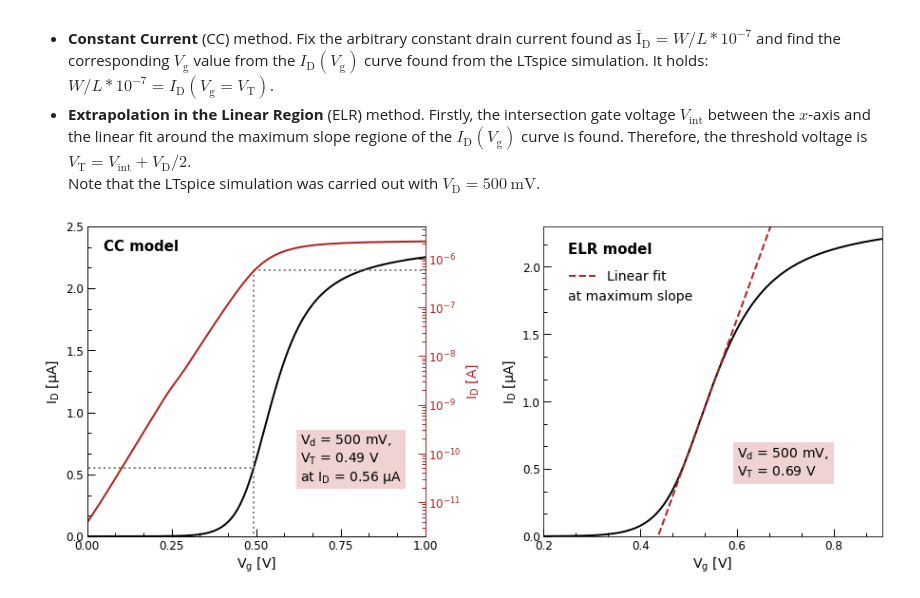
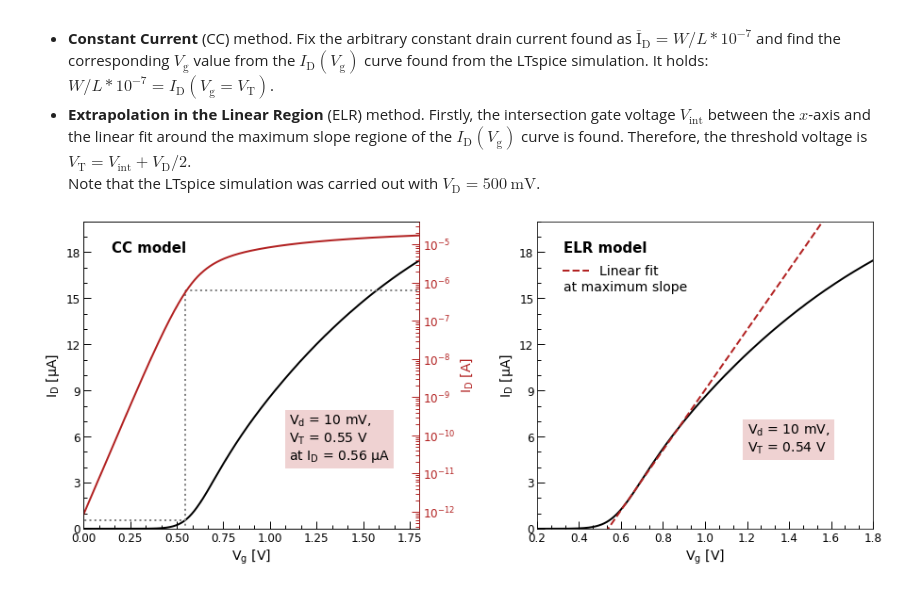
Before and after one commit to trRiccardo/AppliedElectronics, a Jupyter notebook: homework2/analysis.ipynb, the cells around one changed output. Cells and saved outputs as stored; diff of their text form; code cells hidden in the pictures.

```diff
--- a/homework2/analysis.ipynb
+++ b/homework2/analysis.ipynb
@@ -58,7 +58,7 @@ c_i = (w / l) * 1e-7
 Note that the LTspice simulation was carried out with $V_\mathrm{D} = 500 \ \text{mV}$.
 # %%
 # data
-filename = "current.txt"
+filename = "current_nmos.txt"
 
 # unpack data
 v_g, i_d = np.loadtxt(filename, unpack=True)
@@ -79,14 +79,14 @@ v_th = v_g[int(index)]
 
 # show results
 ax.hlines(c_i * 1e6, xmin=-0.1, xmax=v_th, color='gray', lw=2, ls=":", alpha=1)
-ax.vlines(v_th, ymin=-0.1, ymax=2.15, color='gray', lw=2, ls=":", alpha=1)
-ax.hlines(2.15, xmin=v_th, xmax=1, color='gray', lw=2, ls=":", alpha=1)
+ax.vlines(v_th, ymin=-0.1, ymax=15.5, color='gray', lw=2, ls=":", alpha=1)
+ax.hlines(15.5, xmin=v_th, xmax=1.8, color='gray', lw=2, ls=":", alpha=1)
 
 # print results on screen
 i = c_i * 1e6
-ax.text(0.63, 0.45, "V$_{\mathrm{d}}$ = 500 mV, \nV$_{\mathrm{T}}$ = %.2f V \nat I$_\mathrm{D}$ = %.2f $\mathrm{\mu}$A" % (v_th, i), fontsize=14,
+ax.text(1.1, 4.5, "V$_{\mathrm{d}}$ = 10 mV, \nV$_{\mathrm{T}}$ = %.2f V \nat I$_\mathrm{D}$ = %.2f $\mathrm{\mu}$A" % (v_th, i), fontsize=14,
         bbox=dict(facecolor='firebrick', alpha=0.2, edgecolor='none'))
-ax.text(0.05, 2.3, "CC model", fontsize=15, fontweight='bold')
+ax.text(0.15, 18, "CC model", fontsize=15, fontweight='bold')
 
 # labels
 ax.set_xlabel("V$_{\mathrm{g}}$ [V]", fontsize=14)
@@ -105,11 +105,11 @@ ax2.yaxis.label.set_color('firebrick')
 ax2.tick_params(axis='y', which='both', colors='firebrick')
 
 # range
-ax.set_xlim(0, 1)
-ax.set_ylim(0, 2.5)
+ax.set_xlim(0, 1.8)
+ax.set_ylim(0, 20)
 
 # ticks
-set_ticks(ax, 0.25, 3, 0.5, 3)
+set_ticks(ax, 0.25, 3, 3, 3)
 
 '''
     ELR method.
@@ -118,40 +118,40 @@ set_ticks(ax, 0.25, 3, 0.5, 3)
 # plot
 ax1.plot(v_g, i_d * 1e6, color='black', alpha=1, lw=2)
 
 # fit in the range v = [0.51, 0.57] V
 v_tofit, i_tofit = [], []
 for v, i in zip(v_g, i_d):
-    if v > 0.51 and v < 0.57:
+    if v > 0.6 and v < 0.7:
         v_tofit.append(v)
         i_tofit.append(i*1e6)
 slope, intercept, _, _, _ = stats.linregress(v_tofit, i_tofit, alternative='greater')
-domain = np.linspace(0.2, 0.8, 100)
+domain = np.linspace(0.2, 1.8, 100)
 ax1.plot(domain, linear(domain, intercept, slope), lw=2, ls='--', c='firebrick', label='Linear fit')
 
 # find voltage as intersection + V_d / 2
 intersection = - intercept / slope
-v_th_ext = intersection + 0.5 / 2
+v_th_ext = intersection + 0.01 / 2
 
 # print results on screen
 i = c_i * 1e6
-ax1.text(0.6, 0.45, "V$_{\mathrm{d}}$ = 500 mV, \nV$_{\mathrm{T}}$ = %.2f V" % (v_th_ext), fontsize=14,
+ax1.text(1.2, 5, "V$_{\mathrm{d}}$ = 10 mV, \nV$_{\mathrm{T}}$ = %.2f V" % (v_th_ext), fontsize=14,
         bbox=dict(facecolor='firebrick', alpha=0.2, edgecolor='none'))
-ax1.text(0.25, 2.1, "ELR model", fontsize=15, fontweight='bold')
+ax1.text(0.325, 18, "ELR model", fontsize=15, fontweight='bold')
 
 # range
-ax1.set_xlim(0.2, 0.9)
-ax1.set_ylim(0, 2.3)
+ax1.set_xlim(0.2, 1.8)
+ax1.set_ylim(0, 20)
 
 # labels
 ax1.set_xlabel("V$_{\mathrm{g}}$ [V]", fontsize=14)
 ax1.set_ylabel("I$_\mathrm{D}$ [$\mathrm{\mu}$A]", fontsize=14)
 ax1.legend(loc=(0.06, 0.8), frameon=False, fontsize=14)
-ax1.text(0.25, 1.75, "at maximum slope", fontsize=14)
+ax1.text(0.325, 15.5, "at maximum slope", fontsize=14)
 
 # ticks
-set_ticks(ax1, 0.2, 3, 0.5, 3)
+set_ticks(ax1, 0.2, 3, 3, 3)
 
 # save
 fig.savefig("analysis.pdf")
 # %% [output]
-[figure, old version]
+[figure, new version]
```
Also changed, not shown: 3 other files.
